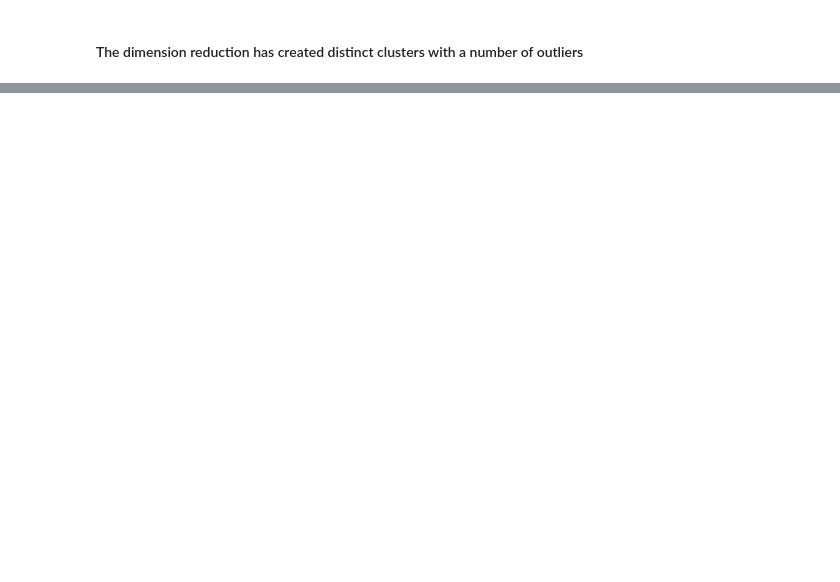
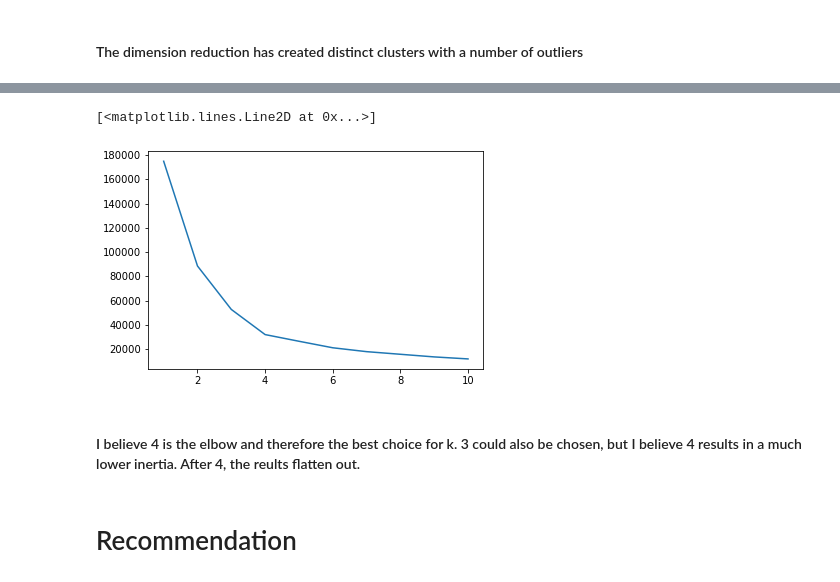
Before and after one commit to adamholcomb/Unsupervised-Machine-Learning, a Jupyter notebook: Crypto Evaluator.ipynb, the cells around one changed output, grey strips where cells are left out. Saved outputs shown, nothing was run; the diff lists cells and outputs as text; code cells hidden in the pictures; blank space fills up the shorter version.

```diff
--- a/Crypto Evaluator.ipynb
+++ b/Crypto Evaluator.ipynb
@@ -166,0 +171,18 @@ plt.show()
+# %%
+inertia = []
+k = [1,2,3,4,5,6,7,8,9,10]
+for i in k:
+    km = KMeans(n_clusters = i)
+    km.fit(tsne_data)
+    inertia.append(km.inertia_)
+# %%
+elbow_data = {'k':k,'inertia':inertia}
+df_elbow = pd.DataFrame(elbow_data)
+plt.plot(df_elbow['k'],df_elbow['inertia'])
+# %% [output]
+[<matplotlib.lines.Line2D at 0x...>]
+[figure, added]
+# %% [markdown]
+#### I believe 4 is the elbow and therefore the best choice for k. 3 could also be chosen, but I believe 4 results in a much lower inertia. After 4, the reults flatten out.
+# %% [markdown]
+# Recommendation
```
Also changed, not shown: parts of 5 cells of this notebook.
